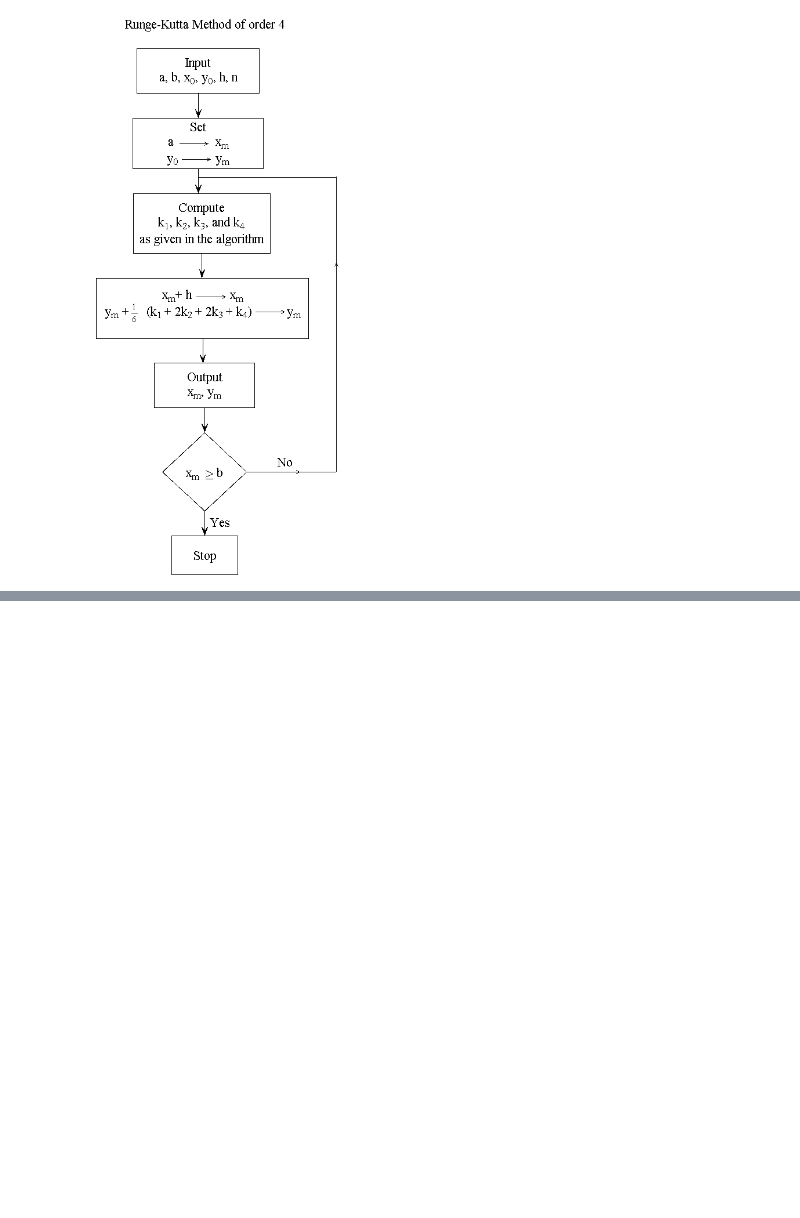
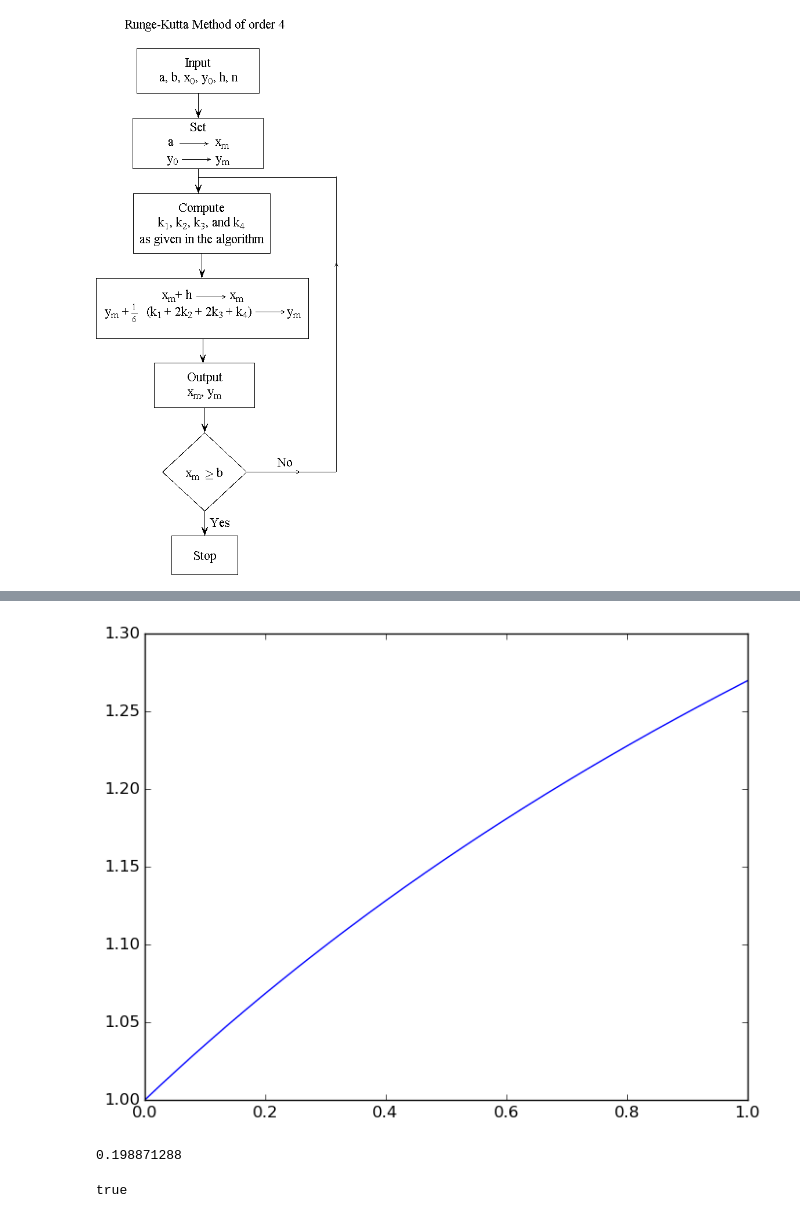
Before and after one commit to ealba/ProyectoClase, a Jupyter notebook: Notas/PresentacionFinal.ipynb, the cells around one changed output, grey strips where cells are left out. Saved outputs shown, nothing was run; the diff lists cells and outputs as text; code cells hidden in the pictures; blank space fills up the shorter version.

```diff
--- a/Notas/PresentacionFinal.ipynb
+++ b/Notas/PresentacionFinal.ipynb
@@ -37,0 +51,15 @@ imread(imagen1)
+# %%
+tic()
+# d/dt x(t) = -2x(t) ; x(0)=3   →    x(t)= 3 exp(-2t)
+f(t,x)=exp(-x^2)
+f(x)=exp(-x^2)
+t0=0.0;
+x0=1.0;
+dt=2.0^-12;
+n=2^12;
+tf=t0+dt*n;
+x_RK=RungeKutta4(t0,x0,dt,n,f);
+PyPlot.plot(linspace(t0,tf,n+1),x_RK)
+z0=zetacero(x0,dt,n,f)
+toc()
+# %% [output]
@@ -37,0 +67,6 @@ imread(imagen1)
+[figure, added]
+0.198871288
+# %%
+Intervalo(x_RK[1],x_RK[end]) in z0
+# %% [output]
+true
```
Also changed, not shown: parts of 6 cells of this notebook, 1 other file.
